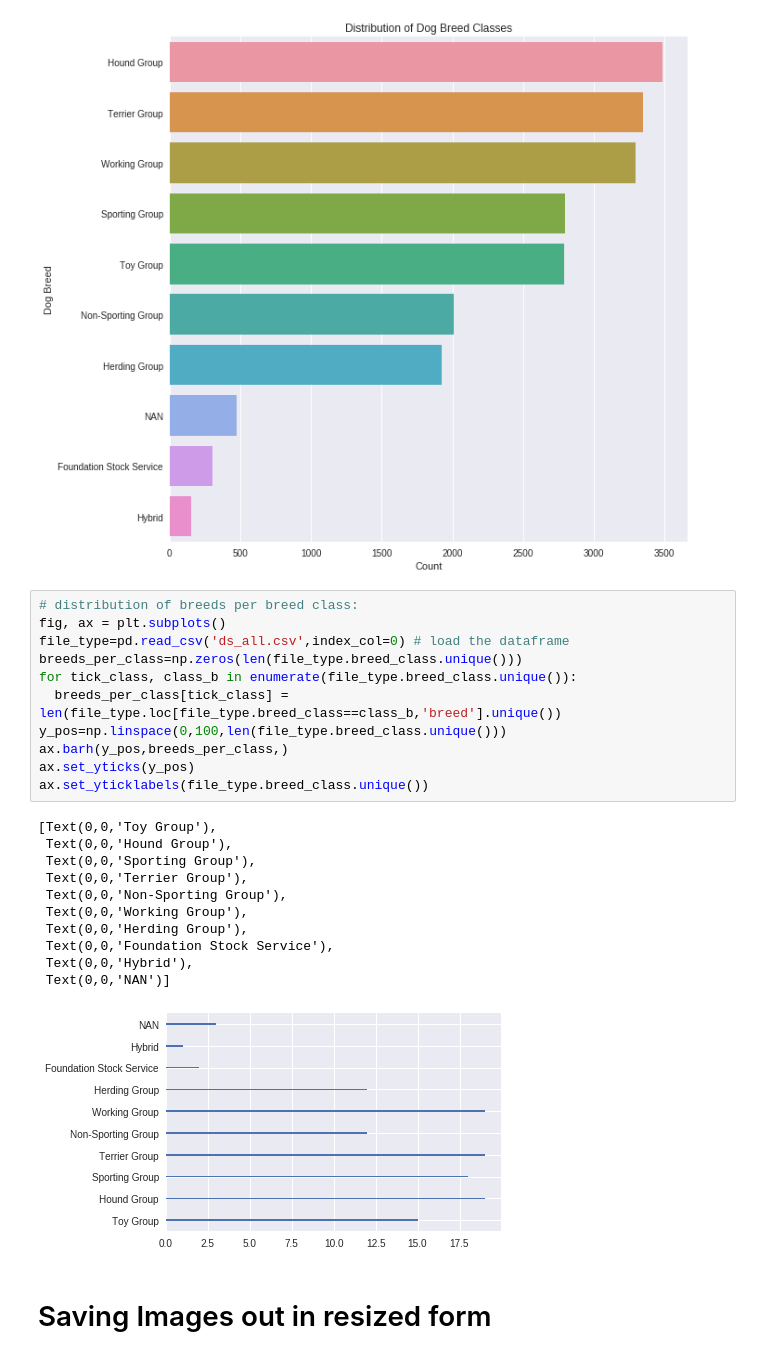
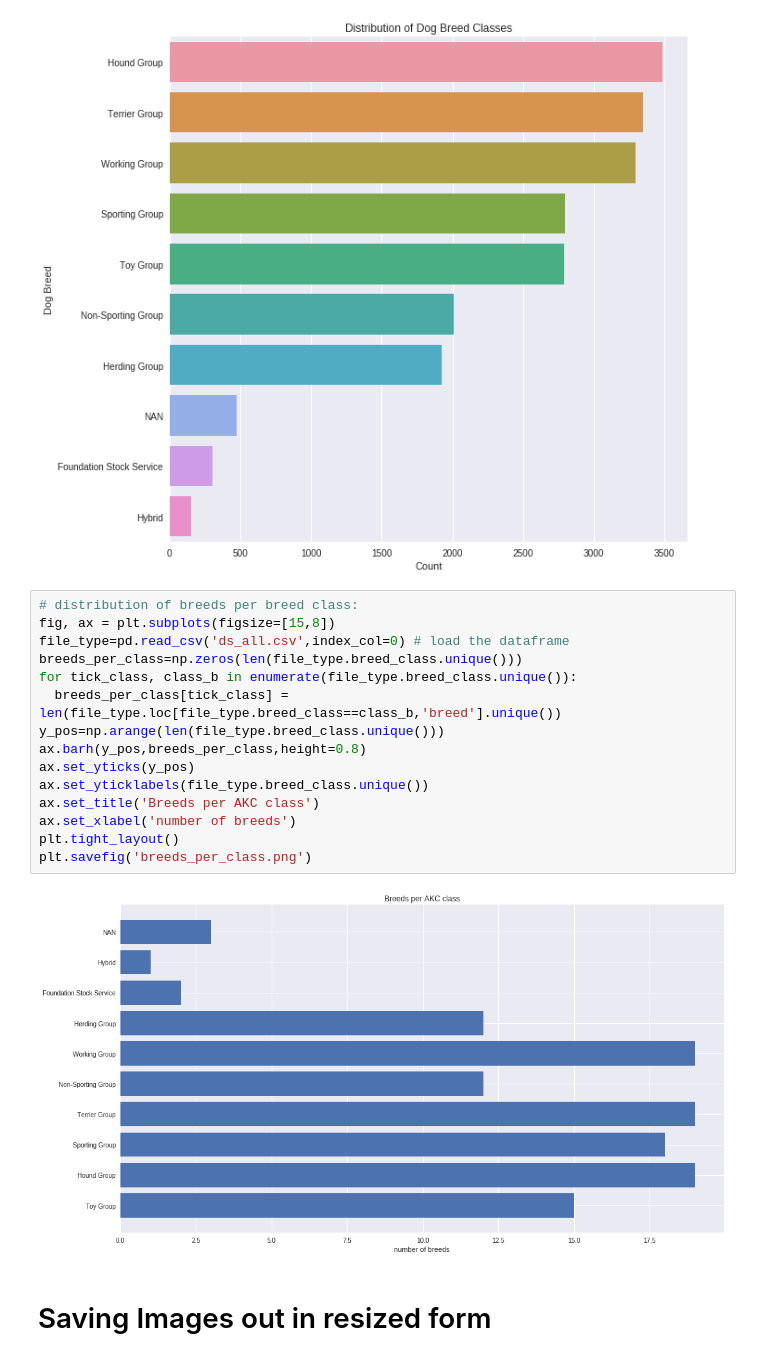
Before and after one commit to ayshaw/Dog-Breed-Project, a Jupyter notebook: milestone_3.ipynb, the cells around one changed output. Cells and saved outputs as stored; diff of their text form.

```diff
--- a/milestone_3.ipynb
+++ b/milestone_3.ipynb
@@ -259,27 +260,21 @@ plt.savefig('distribution_class.png',fontsize=20)
 [figure]
 # %%
 # distribution of breeds per breed class:
-fig, ax = plt.subplots()
+fig, ax = plt.subplots(figsize=[15,8])
 file_type=pd.read_csv('ds_all.csv',index_col=0) # load the dataframe
 breeds_per_class=np.zeros(len(file_type.breed_class.unique()))
 for tick_class, class_b in enumerate(file_type.breed_class.unique()):
   breeds_per_class[tick_class] = len(file_type.loc[file_type.breed_class==class_b,'breed'].unique())
-y_pos=np.linspace(0,100,len(file_type.breed_class.unique()))
-ax.barh(y_pos,breeds_per_class,)
+y_pos=np.arange(len(file_type.breed_class.unique()))
+ax.barh(y_pos,breeds_per_class,height=0.8)
 ax.set_yticks(y_pos)
 ax.set_yticklabels(file_type.breed_class.unique())
+ax.set_title('Breeds per AKC class')
+ax.set_xlabel('number of breeds')
+plt.tight_layout()
+plt.savefig('breeds_per_class.png')
 # %% [output]
-[Text(0,0,'Toy Group'),
- Text(0,0,'Hound Group'),
- Text(0,0,'Sporting Group'),
- Text(0,0,'Terrier Group'),
- Text(0,0,'Non-Sporting Group'),
- Text(0,0,'Working Group'),
- Text(0,0,'Herding Group'),
- Text(0,0,'Foundation Stock Service'),
- Text(0,0,'Hybrid'),
- Text(0,0,'NAN')]
-[figure, old version]
+[figure, new version]
 # %% [markdown]
 # Saving Images out in resized form
 # %%
```
Also changed, not shown: parts of 12 cells of this notebook.
